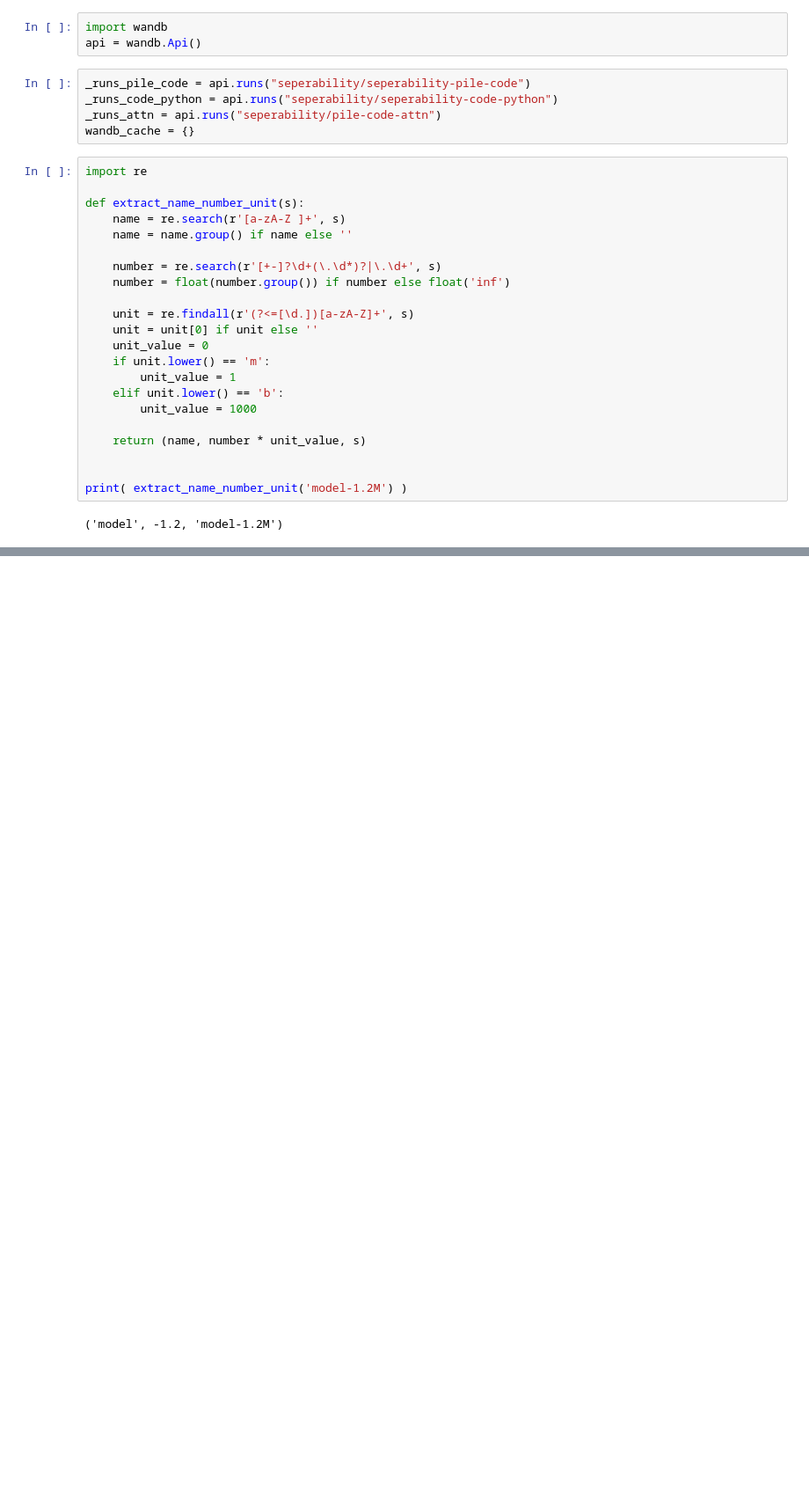
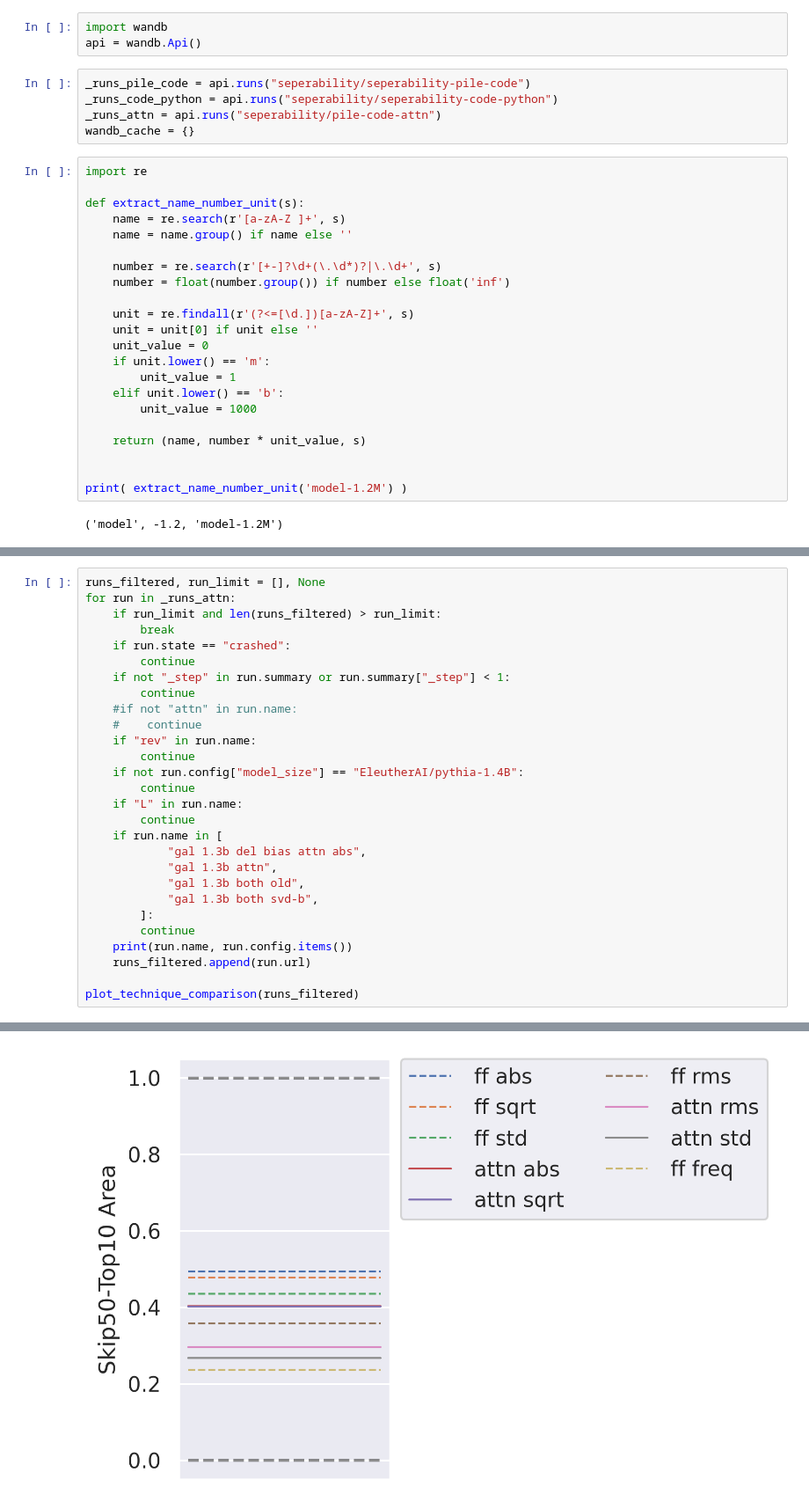
Before and after one commit to nickypro/separability, a Jupyter notebook: examples/analyse.ipynb, the cells around one changed output, grey strips where cells are left out. Shown at 88% size. Saved outputs shown, nothing was run; the diff lists cells and outputs as text; blank space fills up the shorter version.

```diff
--- a/examples/analyse.ipynb
+++ b/examples/analyse.ipynb
@@ -429,0 +437,29 @@ Galactica 1.3B Pruning Method Comparison
+# %%
+runs_filtered, run_limit = [], None
+for run in _runs_attn:
+    if run_limit and len(runs_filtered) > run_limit:
+        break
+    if run.state == "crashed":
+        continue
+    if not "_step" in run.summary or run.summary["_step"] < 1:
+        continue
+    #if not "attn" in run.name:
+    #    continue
+    if "rev" in run.name:
+        continue
+    if not run.config["model_size"] == "EleutherAI/pythia-1.4B":
+        continue
+    if "L" in run.name:
+        continue
+    if run.name in [
+            "gal 1.3b del bias attn abs",
+            "gal 1.3b attn",
+            "gal 1.3b both old",
+            "gal 1.3b both svd-b",
+        ]:
+        continue
+    print(run.name, run.config.items())
+    runs_filtered.append(run.url)
+
+plot_technique_comparison(runs_filtered)
+# %% [output]
@@ -429,0 +485 @@ Galactica 1.3B Pruning Method Comparison
+[figure, added]
```
Also changed, not shown: parts of 5 cells of this notebook, 1 other file.
